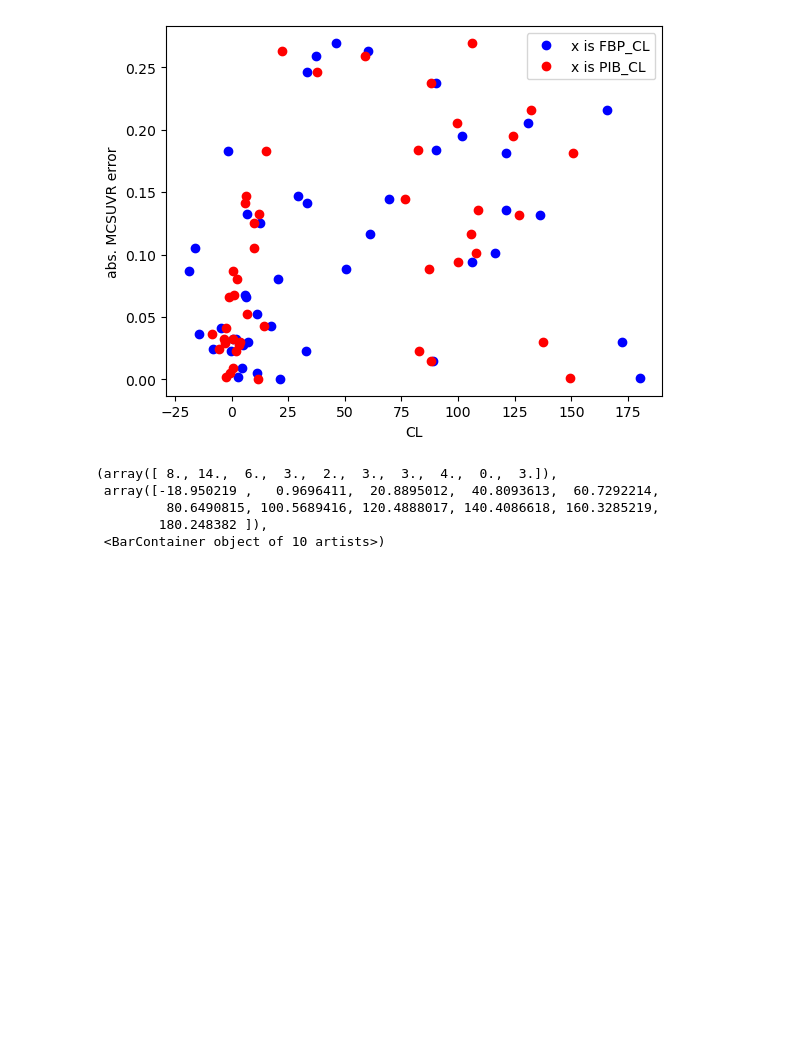
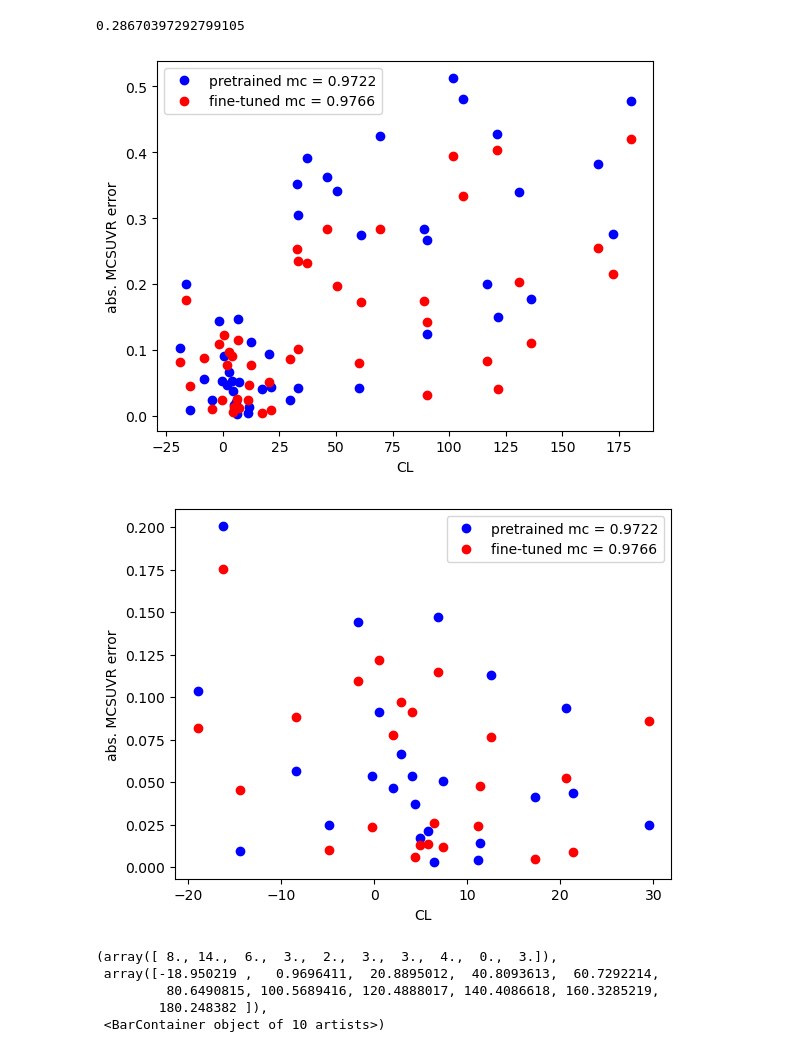
Before and after one commit to SoloChe/PET_cycleGAN, a Jupyter notebook: PET_interpretation.ipynb, the cells around one changed output. Cells and saved outputs as stored; diff of their text form; code cells hidden in the pictures; blank space fills up the shorter version.

```diff
--- a/PET_interpretation.ipynb
+++ b/PET_interpretation.ipynb
@@ -80,8 +91,12 @@ from MCSUVR import cal_MCSUVR_torch, load_weights, cal_correlation
 MCSUVR_WEIGHT, _, REGION_INDEX = load_weights()
 mc_true = cal_MCSUVR_torch(pPiB,  REGION_INDEX, MCSUVR_WEIGHT).detach().numpy()
 mc_fake = cal_MCSUVR_torch(pPiB_fake,  REGION_INDEX, MCSUVR_WEIGHT).detach().numpy()
+mc_fake_ft = cal_MCSUVR_torch(pPiB_fake_ft,  REGION_INDEX, MCSUVR_WEIGHT).detach().numpy()
 cor = cal_correlation(mc_true, mc_fake)
+cor_ft = cal_correlation(mc_true, mc_fake_ft)
 
+print(cor)
+print(cor_ft)
 
 import pandas as pd
 pCL = pd.read_excel('./data_PET/Centioid_Summary.xlsx', sheet_name='Sheet1')
@@ -88,13 +208,30 @@ pCL = pd.read_excel('./data_PET/Centioid_Summary.xlsx', sheet_name='Sheet1')
 # %%
 import matplotlib.pyplot as plt
-plt.plot(pCL['FBP_CL'], np.abs((mc_true - mc_fake)), 'bo', label='x is FBP_CL')
-plt.plot(pCL['PIB_CL'], np.abs((mc_true - mc_fake)), 'ro', label='x is PIB_CL')
+mask = pCL['FBP_CL'] < 30
+
+plt.figure()
+plt.plot(pCL['FBP_CL'], np.abs((mc_true - mc_fake)), 'bo', label='pretrained mc = 0.9722')
+plt.plot(pCL['FBP_CL'], np.abs((mc_true - mc_fake_ft)), 'ro', label='fine-tuned mc = 0.9766')
 plt.xlabel('CL')
 plt.ylabel('abs. MCSUVR error')
 plt.legend()
 plt.savefig('./saved_mis/MC_error')
+
+plt.figure()
+plt.plot(pCL['FBP_CL'][mask], np.abs((mc_true[mask] - mc_fake[mask])), 'bo', label='pretrained mc = 0.9722')
+plt.plot(pCL['FBP_CL'][mask], np.abs((mc_true[mask] - mc_fake_ft[mask])), 'ro', label='fine-tuned mc = 0.9766')
+plt.xlabel('CL')
+plt.ylabel('abs. MCSUVR error')
+plt.legend()
+plt.savefig('./saved_mis/MC_error')
+
+
+cor_ft = cal_correlation(mc_true[mask], mc_fake_ft[mask])
+print(cor_ft)
 # %% [output]
+0.28670397292799105
-[figure, old version]
+[figure, new version]
+[figure, added]
 # %%
 plt.hist(pCL['PIB_CL'], alpha=0.5)
 plt.hist(pCL['FBP_CL'], alpha=0.5)
```
Also changed, not shown: parts of 9 cells of this notebook, 6 other files.
